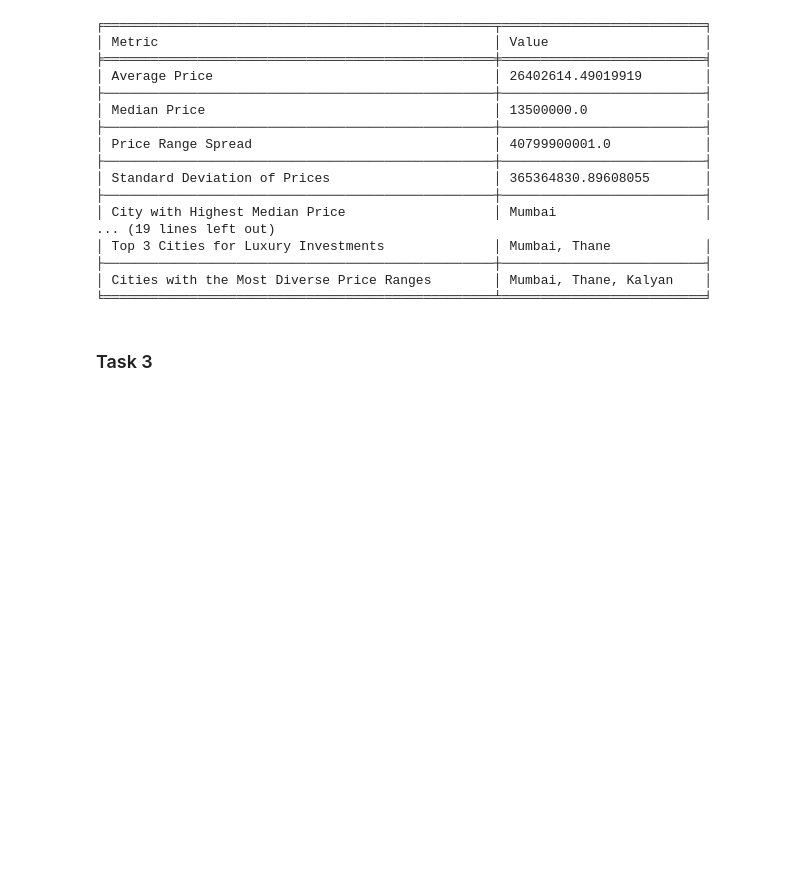
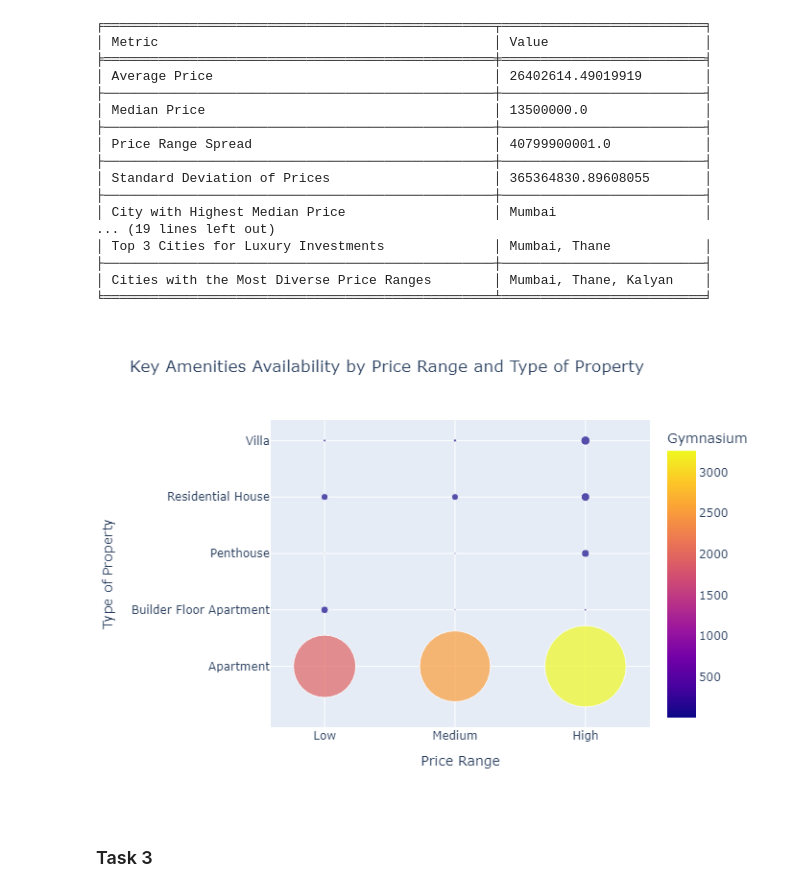
Before and after one commit to arghyawning/data-analytics-1-assignments, a Jupyter notebook: a1/51/assignment1_51.ipynb, the cells around one changed output. Drawn from its saved outputs; the diff is of its cells as text; code cells hidden in the pictures; blank space fills up the shorter version.

```diff
--- a/a1/51/assignment1_51.ipynb
+++ b/a1/51/assignment1_51.ipynb
@@ -277,15 +271,17 @@ print(table)
 ╘══════════════════════════════════════════════════╧══════════════════════════╛
 # %%
 
-# import plotly.express as px
+import plotly.express as px
 
-# # Assuming amenities columns are binary (0 or 1), sum the values for each price range and Type of Property
-# amenities_data = df.groupby(['Price Range', 'Type of Property']).sum().reset_index()
+# Assuming amenities columns are binary (0 or 1), sum the values for each price range and Type of Property
+amenities_data = df.groupby(['Price Range', 'Type of Property']).sum().reset_index()
 
-# fig = px.scatter(amenities_data, x='Price Range', y='Type of Property',
-#                  size='Swimming Pool', color='Gymnasium', hover_name='Type of Property',
-#                  size_max=60, title='Key Amenities Availability by Price Range and Type of Property')
-# fig.show(renderer='png')
+fig = px.scatter(amenities_data, x='Price Range', y='Type of Property',
+                 size='Swimming Pool', color='Gymnasium', hover_name='Type of Property',
+                 size_max=60, title='Key Amenities Availability by Price Range and Type of Property')
+fig.show(renderer='png')
+# %% [output]
+[figure, added]
 # %% [markdown]
 ### Task 3
 # %%
```
Also changed, not shown: parts of 10 cells of this notebook.
